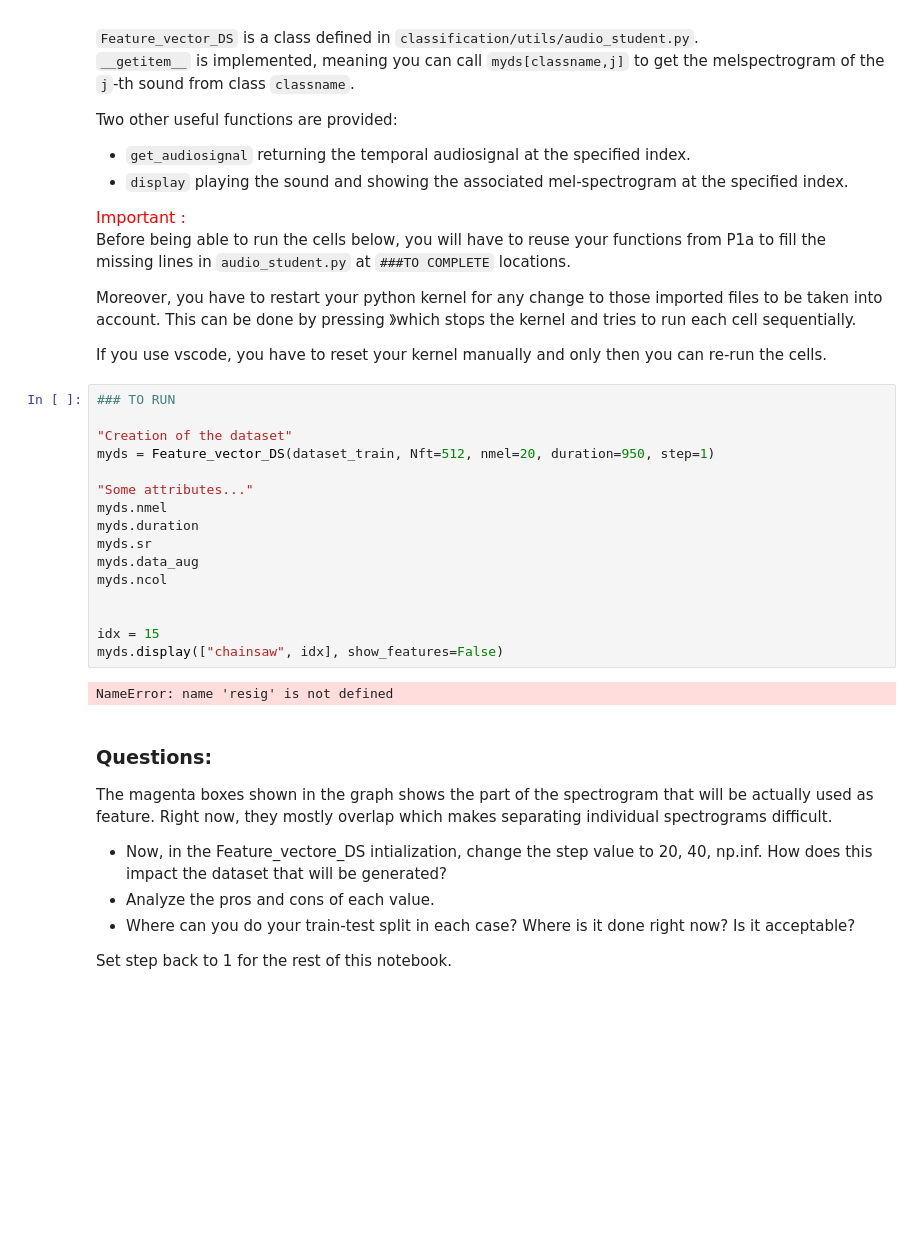
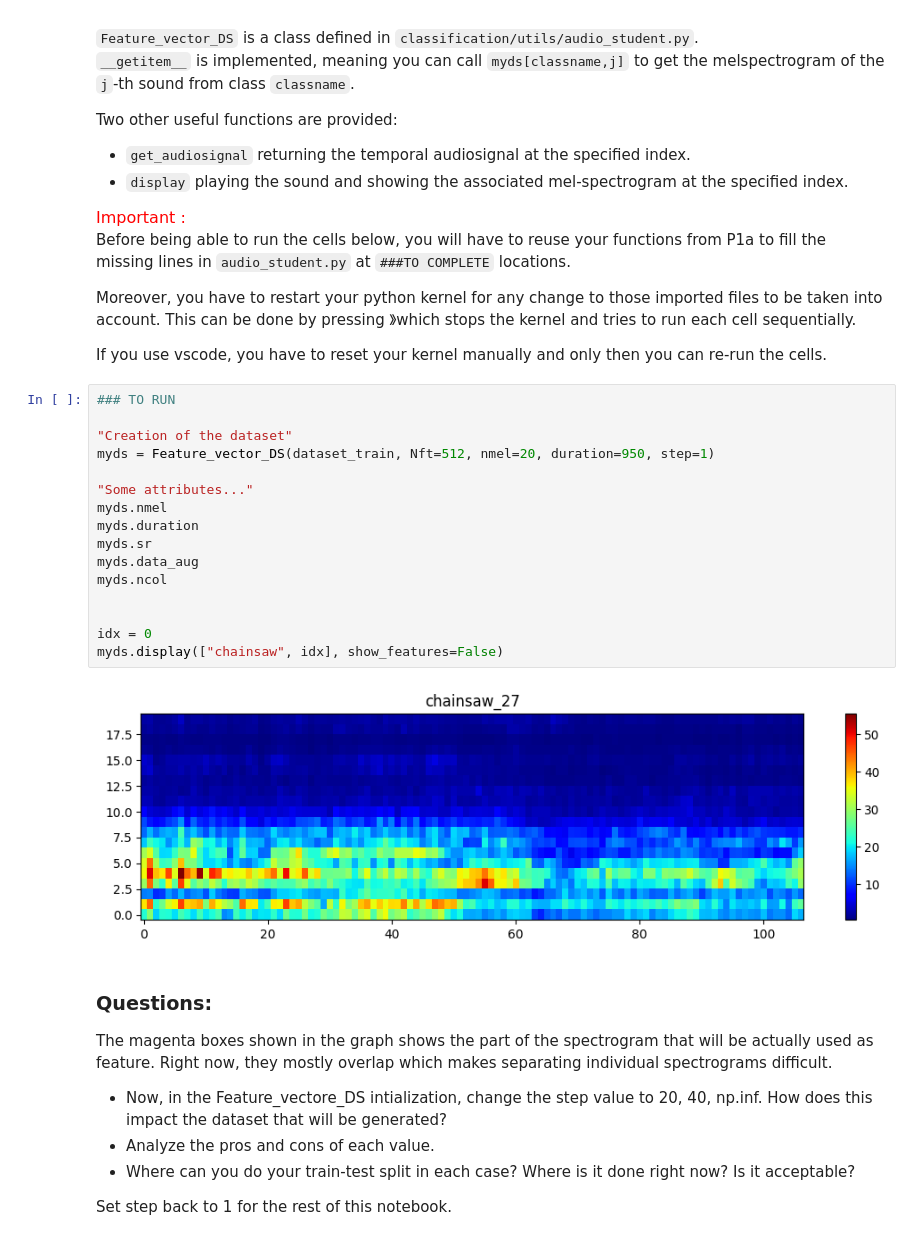
Before and after one commit to Jeannekre/LELEC210X_F, a Jupyter notebook: classification/p1c_audio.ipynb, the cells around one changed output. Saved outputs shown, nothing was run; the diff lists cells and outputs as text; blank space fills up the shorter version.

```diff
--- a/classification/p1c_audio.ipynb
+++ b/classification/p1c_audio.ipynb
@@ -90,21 +90,21 @@ If you use vscode, you have to reset your kernel manually and only then you can
 # %%
 ### TO RUN
 
 "Creation of the dataset"
 myds = Feature_vector_DS(dataset_train, Nft=512, nmel=20, duration=950, step=1)
 
 "Some attributes..."
 myds.nmel
 myds.duration
 myds.sr
 myds.data_aug
 myds.ncol
 
 
-idx = 15
+idx = 0
 myds.display(["chainsaw", idx], show_features=False)
 # %% [output]
-NameError: name 'resig' is not defined
+[figure, added]
 # %% [markdown]
 ### Questions:
 The magenta boxes shown in the graph shows the part of the spectrogram that will be actually used as feature. Right now, they mostly overlap which makes separating individual spectrograms difficult.
```
Also changed, not shown: parts of 16 cells of this notebook, 1 other file.
